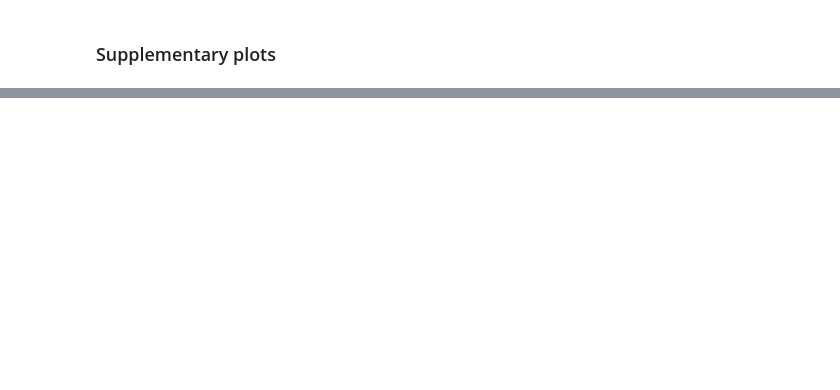
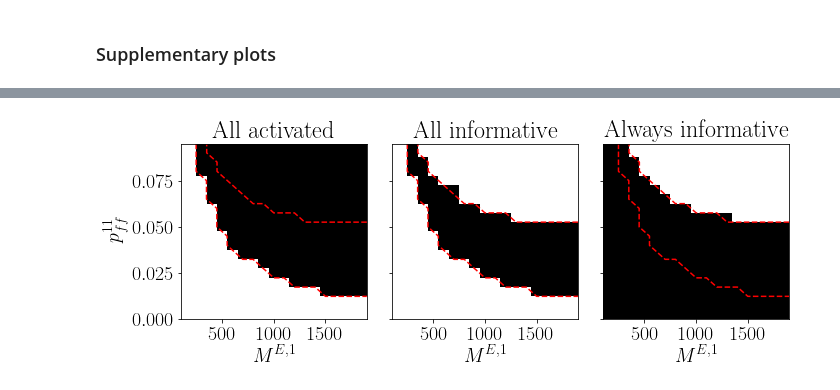
Before and after one commit to tristanstoeber/sequence_competition_cooperation, a Jupyter notebook: 3a_requiredFFweight_competition.ipynb, the cells around one changed output, grey strips where cells are left out. Drawn from its saved outputs; the diff is of its cells as text; code cells hidden in the pictures; blank space fills up the shorter version.

```diff
--- a/3a_requiredFFweight_competition.ipynb
+++ b/3a_requiredFFweight_competition.ipynb
@@ -193,3 +183,11 @@ ax2
+# %%
+seq1wins = np.isclose(piv, 1.1)
+
+tools_wc.save_pckl(seq1wins, 'data/3a_seg1wins')
+#tools_wc.save_pckl(
+#    np.column_stack(
+#        (params['range_nE1'], np.array(p__11_ff_lin))
+#    ), 'data/3a_r_twoseqs_linapprox')
 # %% [markdown]
 ### Supplementary plots
 # %%
@@ -228,45 +221,30 @@ fig.savefig('figures/3a_FFweightScalesNonlinearly_suppl_meantact.svg')
 # %%
-piv = np.sum(crit, axis=2)
-f = 0.1
-piv = piv - f*crit[:, :, 0]
-piv = piv + f*crit[:, :, 1]
-
-fig, ax = plt.subplots(1, 3, squeeze=False, figsize=(12,4))
-
-
-# adjust xticks to represent sum of nE and nI
-rng_nE1 = params['range_nE1']
-xticks = rng_nE1 + rng_nE1*0.25
+fig, ax = plt.subplots(1, 3, squeeze=False, figsize=(10,4), sharey=True, sharex=True)
 
 ls_cond = [0, 1, 2]
 ls_title = ['All activated', 'All informative', 'Always informative']
 
+
 for i in ls_cond:
-    heatmap = ax[0,i].pcolormesh(xticks, params['range_pot_ff1'], cond[:,:, 1, i].T, vmin=0, vmax=1, cmap='Greys')
+    heatmap = ax[0,i].pcolormesh(xticks, params['p_ff']*params['range_pot_ff1'], cond[:,:, 1, i].T, vmin=0, vmax=1, cmap='Greys')
     contour = ax[0,i].contour(
-        xticks, params['range_pot_ff1'],
-        crit[:, :, 1].T, colors='red',
-        linewidth=0.1, levels=[False, True],)
+        xticks,
+        params['p_ff']*params['range_pot_ff1'],
+        seq1wins.T,
+        colors='red',
+        levels=[0.49],
+        linestyles='dashed')
     ax[0, i].set_title(ls_title[i])
+    ax[0, i].set_xlabel('$M^{E,1}$')
 
-#a[0,0].set_aspect('equal')
-#heatmap = ax[0,0].pcolormesh(xticks, params['range_pot_ff1'], piv.T, cmap=cmap, norm=norm)
-#ax[0,0].set_ylabel(r'n^{E,0}$')
-#ax[0,0].set_xlabel(r'n^{E,1}$')
-#ax[0,0].set_xticks([params['range_nE1'][0], params['range_nE1'][-1]])
-#ax[0,0].set_yticks([params['range_pot_ff1'][0], params['range_pot_ff1'][-1]])
-#ax[0,0].set_title('Competition scenarios', fontsize=24)
+y_range = params['p_ff']*params['range_pot_ff1']
+ax[0,0].set_ylim(y_range[0], y_range[-1])
+ax[0,0].set_ylabel(r'$p^{11}_{ff}$')
+ax[0,0].set_xlim(params['range_nE1'][0], params['range_nE1'][-1])
 
-ax[0,0].set_xlabel('$M^{1}$')
-
-ax2 = ax[0, 1]
-
-# adjust ticklabels to represent gE instead of potentiation factor
-yticks = ax[0,0].get_yticks()
-yticks *= params['p_ff']
-ax[0,0].set_yticklabels(np.round(yticks, 3))
-ax[0,0].set_ylabel(r'$p^{11}_{ff}$')
 
 
 fig.tight_layout()
-fig.savefig('figures/3a_FFweightScalesNonlinearly_suppl_cond.svg')
+fig.savefig('figures/3a_FFweightScalesNonlinearly_cond.svg')
+# %% [output]
+[figure, added]
```
Also changed, not shown: parts of 5 cells of this notebook, 3 other files.
